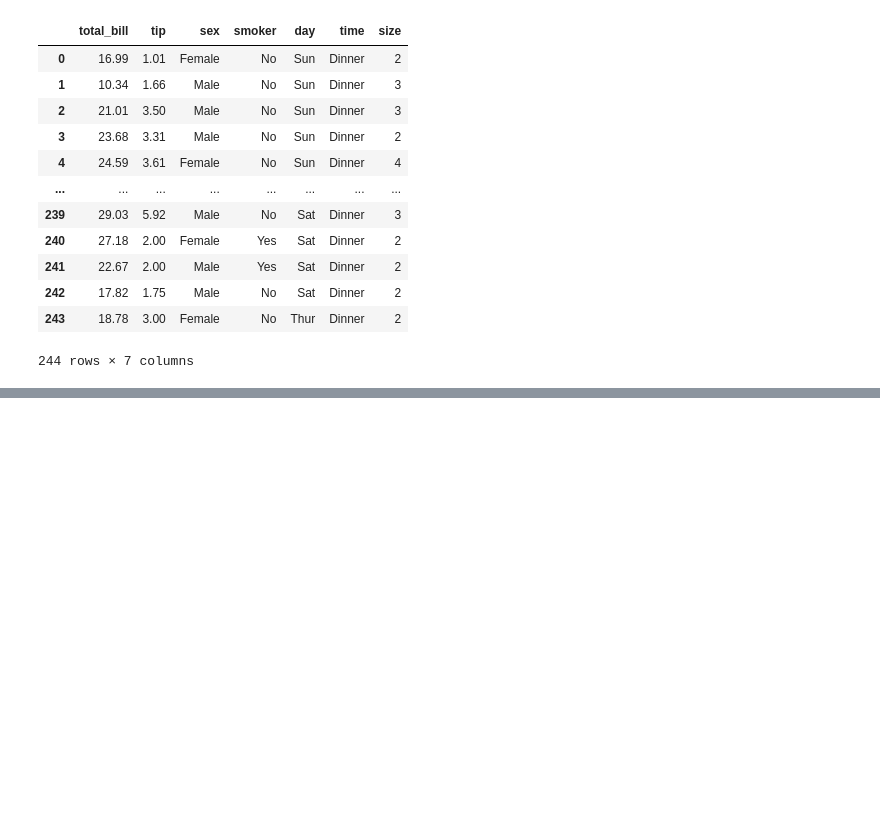
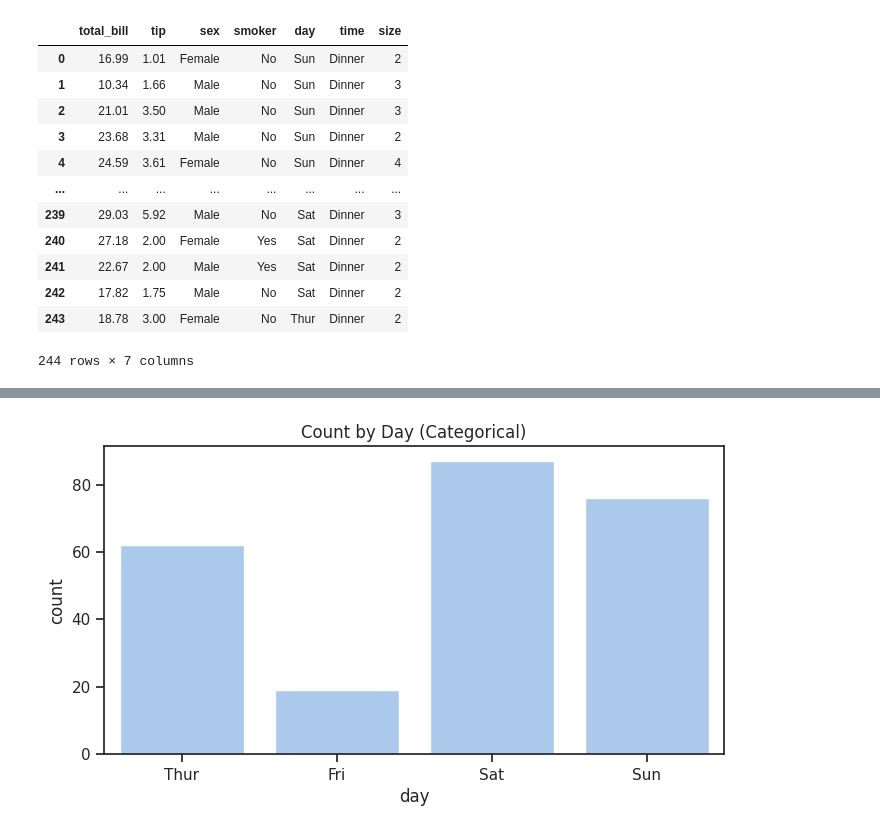
Before and after one commit to ancestor9/2026_Fall_Application-Deployment, a Jupyter notebook: Tasks/20261002.ipynb, the cells around one changed output, grey strips where cells are left out. Drawn from its saved outputs; the diff is of its cells as text; code cells hidden in the pictures; blank space fills up the shorter version.

```diff
--- a/Tasks/20261002.ipynb
+++ b/Tasks/20261002.ipynb
@@ -64,0 +82,8 @@ id(tips)
+# %%
+# @title (2) 범주형 변수 단변량: day 요일별 방문 빈도 (Count Plot)
+plt.figure(figsize=(8, 4))
+sns.countplot(data=df, x='day')
+plt.title("Count by Day (Categorical)")
+plt.show()
+# %% [output]
+[figure, added]
```
Also changed, not shown: parts of 40 cells of this notebook.
